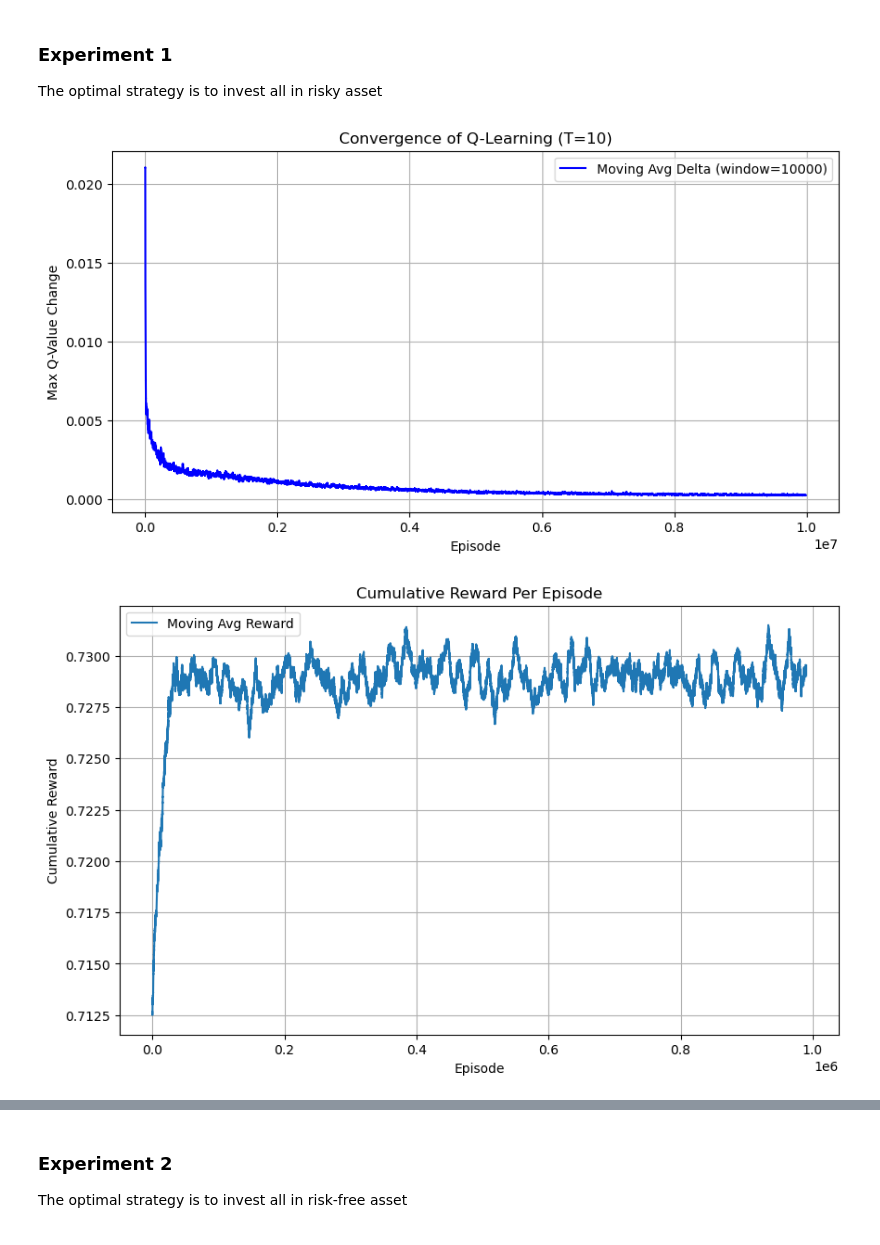
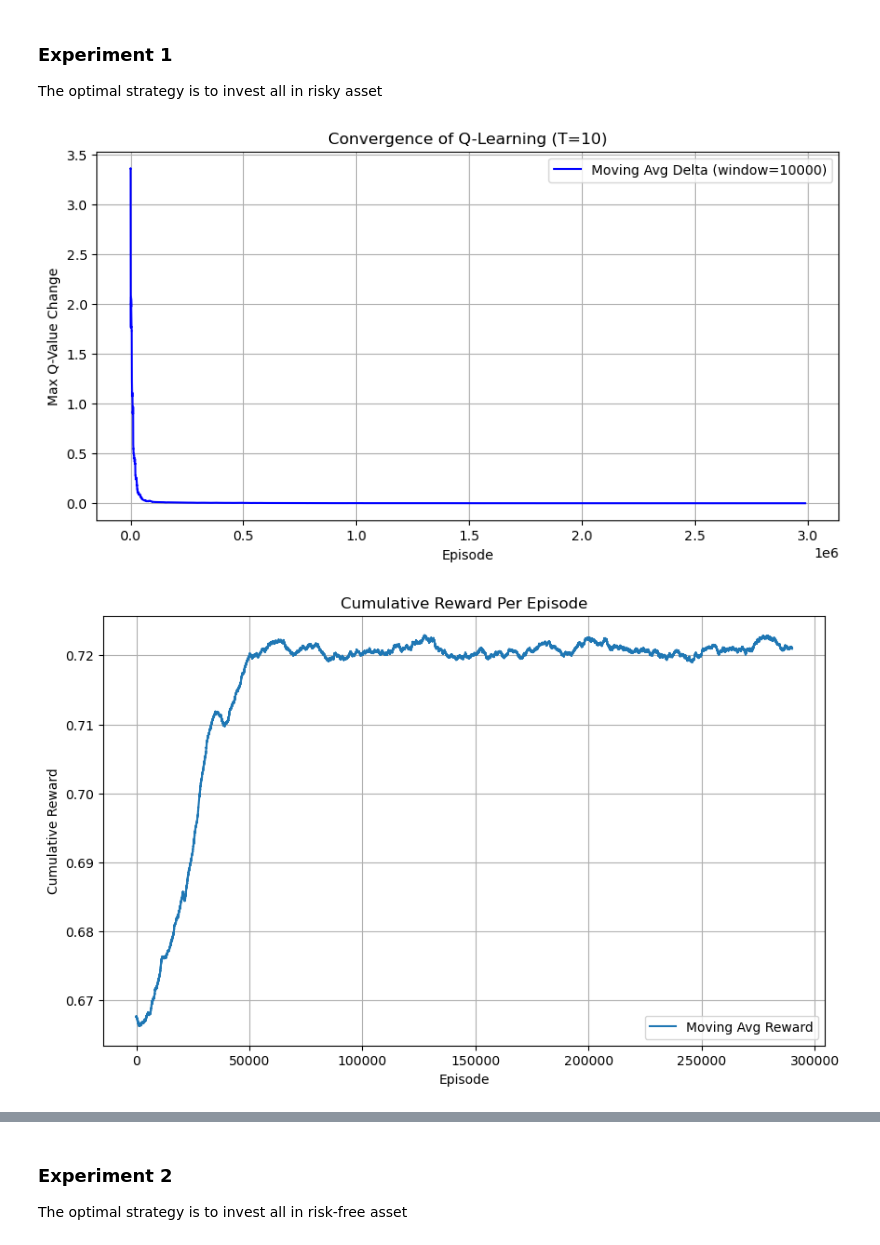
Before and after one commit to cktangae/rl-course, a Jupyter notebook: discrete_asset_allocation.ipynb, the cells around one changed output, grey strips where cells are left out. Saved outputs shown, nothing was run; the diff lists cells and outputs as text; code cells hidden in the pictures.

Commit message:
Adding capability to specify decay functions for alpha and epsilon

```diff
--- a/discrete_asset_allocation.ipynb
+++ b/discrete_asset_allocation.ipynb
@@ -59,7 +65,7 @@ class DiscreteAssetAllocationEnv:
 
         # Define agent state of the environment
         self._t = 0
-        self._wealth = np.random.normal(1, 0.2)
+        self._wealth = np.random.normal(1, 0.5)
 
         # Define the action spaces
         self._action_space = np.arange(action_count)
@@ -452,6 +486,3 @@ def training(env, agent, num_episodes):
             agent.update(state, action, reward, is_last_step, next_state)
             # move to the next state
             state = next_state
-
-        agent.decay_epsilon()
-        agent.decay_learning_rate()
@@ -478,17 +511,17 @@ def visualize_training_result(env, agent):
     plt.show()
 
     # policy heatmap
-    wealth_grid = np.linspace(0.5, 1.5, 50)
-    policy_grid = np.zeros((env.max_steps, len(wealth_grid)))
-    for t in range(env.max_steps):
-        for i, w in enumerate(wealth_grid):
-            policy_grid[t, i] = env.allocation(agent.optimal_action(State(t=t, wealth=w)))
-    plt.imshow(policy_grid, aspect='auto', extent=[0.5, 1.5, 0, env.max_steps-1], cmap='viridis', vmin=0, vmax=1)
-    plt.xlabel('Wealth')
-    plt.ylabel('Timestep')
-    plt.title('Policy Heatmap (0 = Risk-Free, 1 = Risky)')
-    plt.colorbar()
-    plt.show()
+    # wealth_grid = np.linspace(0.5, 1.5, 50)
+    # policy_grid = np.zeros((len(wealth_grid), env.max_steps))
+    # for t in range(env.max_steps):
+    #     for i, w in enumerate(wealth_grid):
+    #         policy_grid[i, env.max_steps - t - 1] = env.allocation(agent.optimal_action(State(t=t, wealth=w)))
+    # plt.imshow(policy_grid, aspect='auto', extent=[0, env.max_steps-1, 0.5, 1.5], cmap='viridis', vmin=0, vmax=1)
+    # plt.ylabel('Wealth')
+    # plt.xlabel('Timestep')
+    # plt.title('Policy Heatmap (0 = Risk-Free, 1 = Risky)')
+    # plt.colorbar()
+    # plt.show()
 
     # Optimal policy for all time steps
     fig, axes = plt.subplots(2, 5, figsize=(18, 8), sharex=True, sharey=True)
@@ -520,30 +553,27 @@ def visualize_training_result(env, agent):
 ### Experiment 1
 The optimal strategy is to invest all in risky asset
 # %%
-num_episodes = 1000000
+num_episodes = 300000
 env = DiscreteAssetAllocationEnv(
     max_steps=10,
     risk_free_rate=0.005,
     risky_up_prob=1.0,
     risky_up_rate=0.03,
     risky_down_rate=0.00,
     risk_aversion=1.0,
-    action_count=10
+    action_count=11
 )
 
 agent = QLearningAgent(
     env=env,
     q_function=LinearQFunction(max_steps=env.max_steps),
-    epsilon_start=0.5,
-    epsilon_end=0.01,
-    epsilon_decay=1 / (num_episodes / 100),
-    learning_rate_start=0.1,
-    learning_rate_decay=1 / (num_episodes / 10),
+    get_epsilon=prepopulate(decay_func1(start=0.6, end=0.01, decay_rate=100 / num_episodes), num_episodes),
+    get_learning_rate=prepopulate(decay_func2(start=0.275, decay_rate=10 / num_episodes), num_episodes),
     discount_factor=1.0
 )
 
 training(env, agent, num_episodes)
 visualize_training_result(env, agent)
 # %% [output]
-[figure, old version]
+[figure, new version]
-[figure, old version]
+[figure, new version]
```
Also changed, not shown: parts of 23 cells of this notebook.
